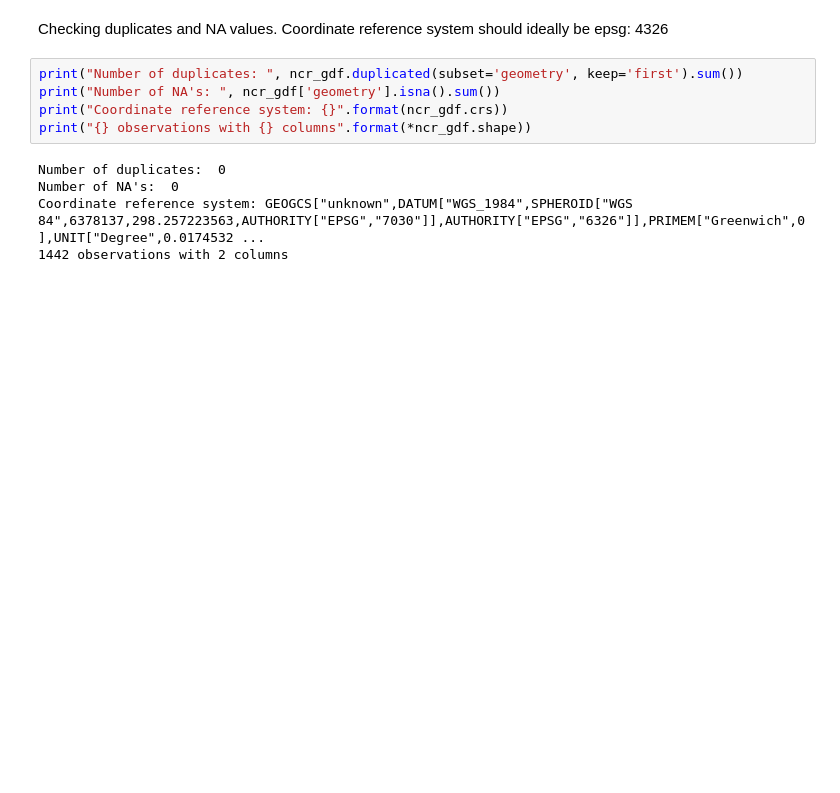
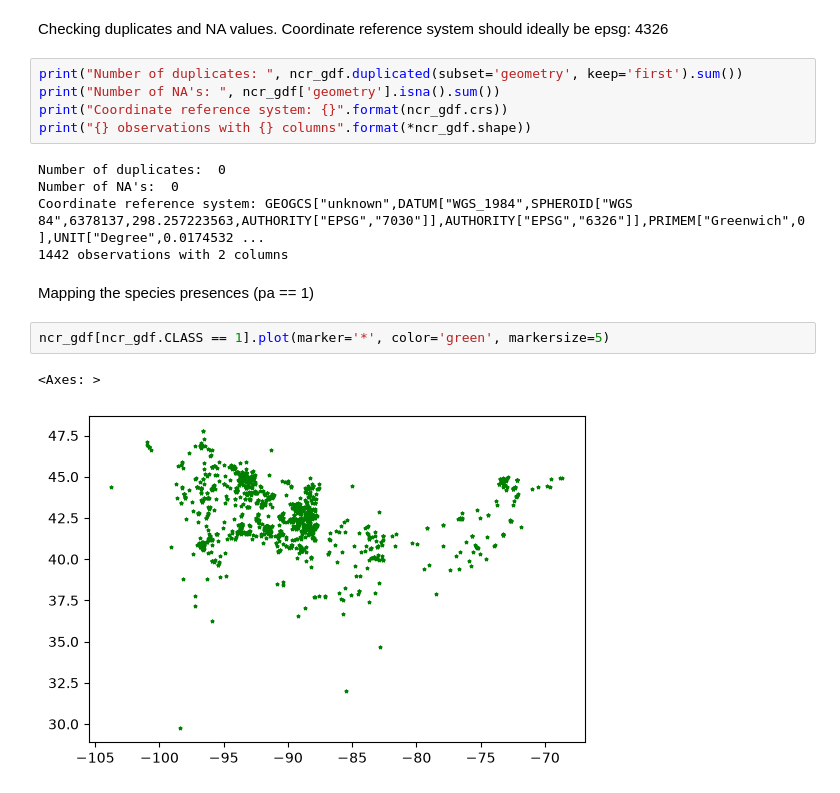
Before and after one commit to stacyc2449/wwf-sdm, a Jupyter notebook: sdm_notebook.ipynb, the cells around one changed output. Drawn from its saved outputs; the diff is of its cells as text; blank space fills up the shorter version.

```diff
--- a/sdm_notebook.ipynb
+++ b/sdm_notebook.ipynb
@@ -41,3 +41,10 @@ Number of duplicates:  0
 Number of NA's:  0
 Coordinate reference system: GEOGCS["unknown",DATUM["WGS_1984",SPHEROID["WGS 84",6378137,298.257223563,AUTHORITY["EPSG","7030"]],AUTHORITY["EPSG","6326"]],PRIMEM["Greenwich",0],UNIT["Degree",0.0174532 ...
 1442 observations with 2 columns
+# %% [markdown]
+Mapping the species presences (pa == 1)
+# %%
+ncr_gdf[ncr_gdf.CLASS == 1].plot(marker='*', color='green', markersize=5)
+# %% [output]
+<Axes: >
+[figure, added]
```
Also changed, not shown: parts of 8 cells of this notebook, 1 other file.
